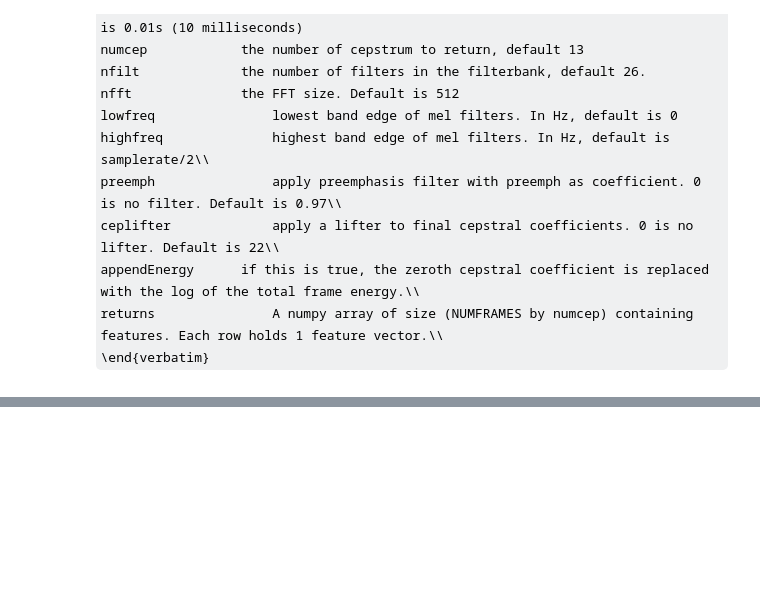
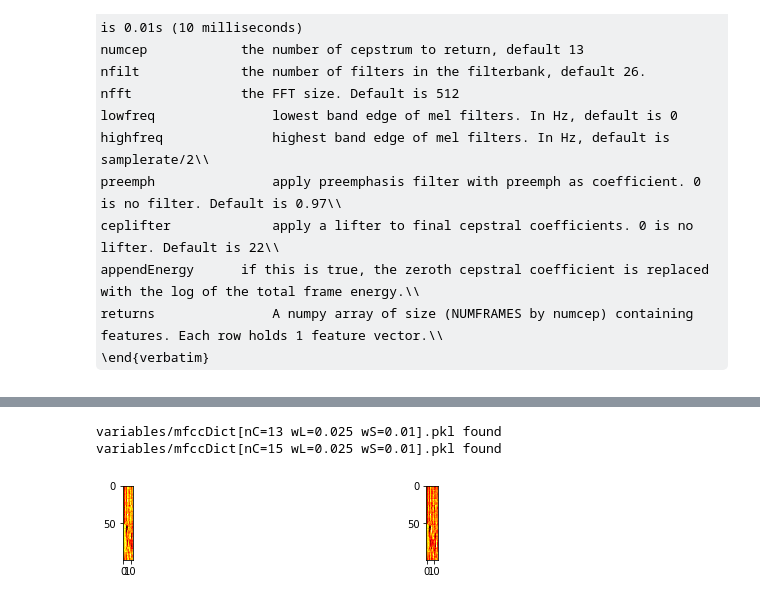
Before and after one commit to mrektor/HDA_speechCommand, a Jupyter notebook: Dataset And Features Dumper.ipynb, the cells around one changed output, grey strips where cells are left out. Saved outputs shown, nothing was run; the diff lists cells and outputs as text; code cells hidden in the pictures; some formulas as TeX source; blank space fills up the shorter version.

```diff
--- a/Dataset And Features Dumper.ipynb
+++ b/Dataset And Features Dumper.ipynb
@@ -175,12 +166,42 @@ Processing  zero
-# %%
-dest_directory = 'variables/'
-if not os.path.exists(dest_directory):
-      os.makedirs(dest_directory)
-with open('variables/rawDict.pkl', 'wb') as f:
-    pickle.dump(rawDict, f)
-with open('variables/noiseDict.pkl', 'wb') as f:
-    pickle.dump(noiseDict, f)
-with open('variables/mfccDict.pkl', 'wb') as f:
-    pickle.dump(mfccMatDict, f)
-with open('variables/fbankDict.pkl', 'wb') as f:
-    pickle.dump(fbankDict, f)
+# %%
+# list with mfcc parameters in order: [numcep, nfilt, winlen, winstep]
+values = [[13,26,0.025,0.01],[15,30,0.025,0.01]]
+with open('variables/mfccValues.pkl', 'wb') as f:
+    pickle.dump(values, f)
+reDo = False
+toRemove = []
+
+plt.figure(2,figsize=(10,3))
+#look for the already computed mfcc
+for count, i in enumerate(values):
+    name = 'variables/mfccDict[nC='+str(i[0])+' wL='+str(i[2])+' wS='+str(i[3])+'].pkl'
+    if os.path.exists(name) and not reDo:
+        print(name+' found')
+        with open(name, 'rb') as f:
+            mfccDict = pickle.load(f)
+        plt.subplot(round(len(values)/2)+1, 2, count+1)
+        plt.imshow(mfccDict['one'][0], cmap='hot', interpolation='nearest')
+        toRemove.append(i)
+#if found the corresponding parameter are deleted
+for i in toRemove:
+    values.remove(i)
+plt.show()
+
+#compute the remaining mfcc with the parameters left
+for count, i in enumerate(values):
+    mfccMatDict = {}
+    print('MFCC features', count+1 , ' of ', len(values))
+    for key in rawDict:
+        print('Processing ',key)
+        array = []
+        for sig in rawDict[key]:
+            sig.resize(16000, refcheck=False)
+            mfcc_feat = mfcc(sig,sampleRate, numcep = i[0], nfilt = i[1], winlen = i[2], winstep = i[3])
+            array.append(mfcc_feat)
+        mfccMatDict[key] = np.array(array)
+    with open('variables/mfccDict[nC='+str(i[0])+' wL='+str(i[2])+' wS='+str(i[3])+'].pkl', 'wb') as f:
+        pickle.dump(mfccMatDict, f)
+# %% [output]
+variables/mfccDict[nC=13 wL=0.025 wS=0.01].pkl found
+variables/mfccDict[nC=15 wL=0.025 wS=0.01].pkl found
+[figure, added]
```
Also changed, not shown: parts of 8 cells of this notebook, 1 other file.
